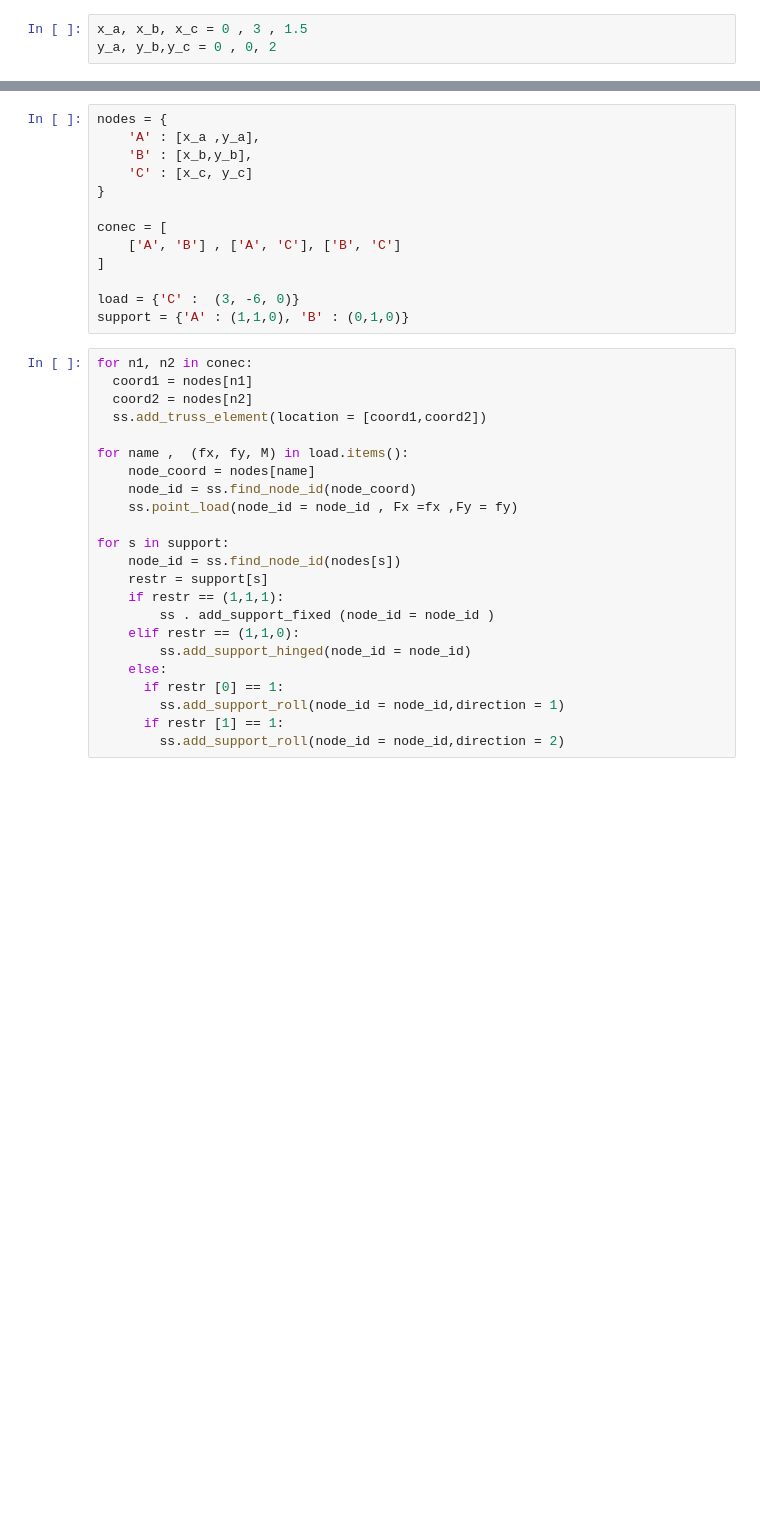
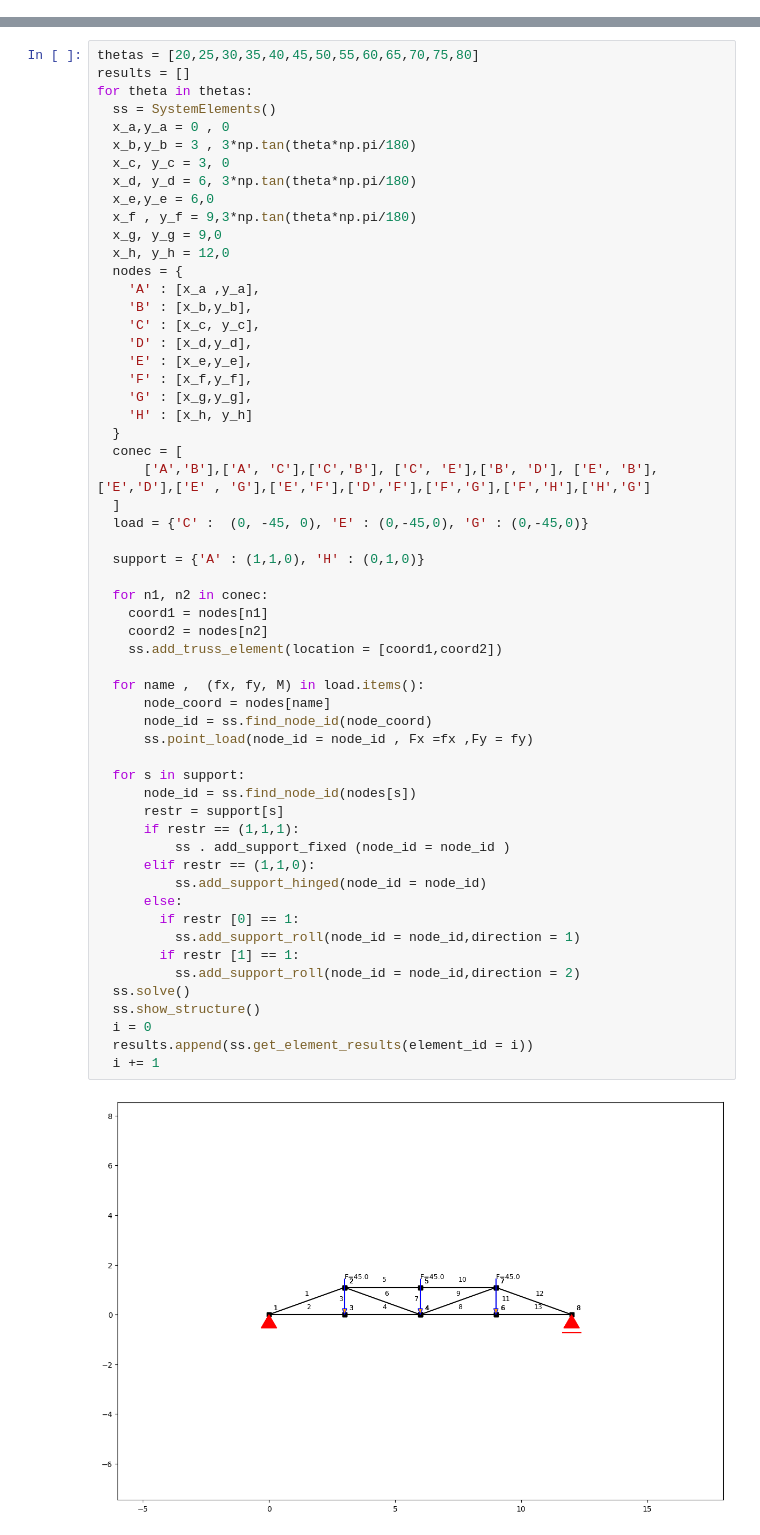
Before and after one commit to weldersalvador/Numerical-analysis-Python, a Jupyter notebook: Treliças/anastruct.ipynb, the cells around one changed output, grey strips where cells are left out. Drawn from its saved outputs; the diff is of its cells as text; blank space fills up the shorter version.

```diff
--- a/Treliças/anastruct.ipynb
+++ b/Treliças/anastruct.ipynb
@@ -8,3 +12,0 @@ from anastruct import SystemElements
-# %%
-x_a, x_b, x_c = 0 , 3 , 1.5
-y_a, y_b,y_c = 0 , 0, 2
@@ -37,36 +13,59 @@ ss = SystemElements()
-# %%
-nodes = {
-    'A' : [x_a ,y_a],
-    'B' : [x_b,y_b],
-    'C' : [x_c, y_c]
-}
-
-conec = [
-    ['A', 'B'] , ['A', 'C'], ['B', 'C']
-]
-
-load = {'C' :  (3, -6, 0)}
-support = {'A' : (1,1,0), 'B' : (0,1,0)}
 # %%
-for n1, n2 in conec:
-  coord1 = nodes[n1]
-  coord2 = nodes[n2]
-  ss.add_truss_element(location = [coord1,coord2])
+thetas = [20,25,30,35,40,45,50,55,60,65,70,75,80]
+results = []
+for theta in thetas:
+  ss = SystemElements()
+  x_a,y_a = 0 , 0
+  x_b,y_b = 3 , 3*np.tan(theta*np.pi/180)
+  x_c, y_c = 3, 0
+  x_d, y_d = 6, 3*np.tan(theta*np.pi/180)
+  x_e,y_e = 6,0
+  x_f , y_f = 9,3*np.tan(theta*np.pi/180)
+  x_g, y_g = 9,0
+  x_h, y_h = 12,0
+  nodes = {
+    'A' : [x_a ,y_a],
+    'B' : [x_b,y_b],
+    'C' : [x_c, y_c],
+    'D' : [x_d,y_d],
+    'E' : [x_e,y_e],
+    'F' : [x_f,y_f],
+    'G' : [x_g,y_g],
+    'H' : [x_h, y_h]
+  }
+  conec = [
+      ['A','B'],['A', 'C'],['C','B'], ['C', 'E'],['B', 'D'], ['E', 'B'],['E','D'],['E' , 'G'],['E','F'],['D','F'],['F','G'],['F','H'],['H','G']
+  ]
+  load = {'C' :  (0, -45, 0), 'E' : (0,-45,0), 'G' : (0,-45,0)}
 
-for name ,  (fx, fy, M) in load.items():
-    node_coord = nodes[name]
-    node_id = ss.find_node_id(node_coord)
-    ss.point_load(node_id = node_id , Fx =fx ,Fy = fy)
+  support = {'A' : (1,1,0), 'H' : (0,1,0)}
 
-for s in support:
-    node_id = ss.find_node_id(nodes[s])
-    restr = support[s]
-    if restr == (1,1,1):
-        ss . add_support_fixed (node_id = node_id )
-    elif restr == (1,1,0):
-        ss.add_support_hinged(node_id = node_id)
-    else:
-      if restr [0] == 1:
-        ss.add_support_roll(node_id = node_id,direction = 1)
-      if restr [1] == 1:
-        ss.add_support_roll(node_id = node_id,direction = 2)
+  for n1, n2 in conec:
+    coord1 = nodes[n1]
+    coord2 = nodes[n2]
+    ss.add_truss_element(location = [coord1,coord2])
+
+  for name ,  (fx, fy, M) in load.items():
+      node_coord = nodes[name]
+      node_id = ss.find_node_id(node_coord)
+      ss.point_load(node_id = node_id , Fx =fx ,Fy = fy)
+
+  for s in support:
+      node_id = ss.find_node_id(nodes[s])
+      restr = support[s]
+      if restr == (1,1,1):
+          ss . add_support_fixed (node_id = node_id )
+      elif restr == (1,1,0):
+          ss.add_support_hinged(node_id = node_id)
+      else:
+        if restr [0] == 1:
+          ss.add_support_roll(node_id = node_id,direction = 1)
+        if restr [1] == 1:
+          ss.add_support_roll(node_id = node_id,direction = 2)
+  ss.solve()
+  ss.show_structure()
+  i = 0
+  results.append(ss.get_element_results(element_id = i))
+  i += 1
+# %% [output]
+[figure, added]
```
Also changed, not shown: parts of 19 cells of this notebook.
